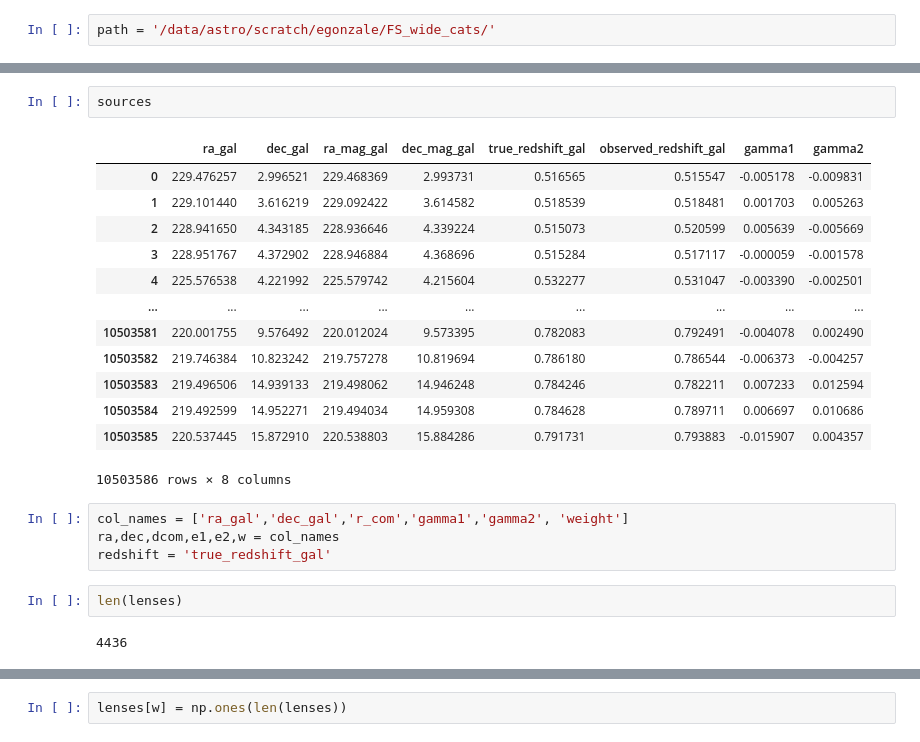
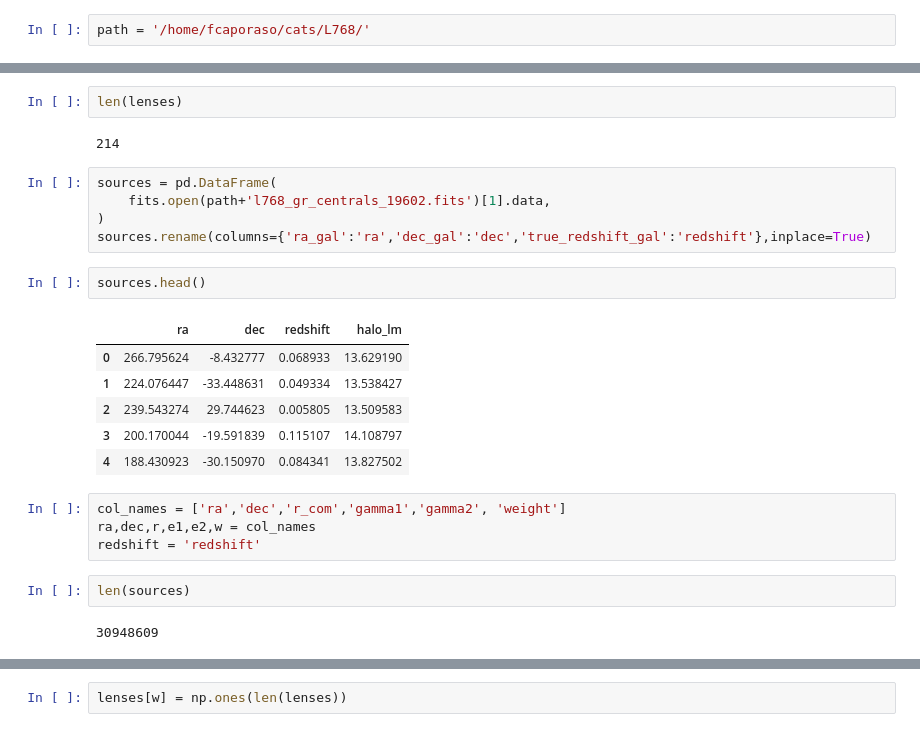
Before and after one commit to francaporaso/modified_gravity, a Jupyter notebook: density/lensing_eli.ipynb, the cells around one changed output, grey strips where cells are left out. Cells and saved outputs as stored; diff of their text form.

```diff
--- a/density/lensing_eli.ipynb
+++ b/density/lensing_eli.ipynb
@@ -20,2 +63,2 @@ cosmology = FlatLambdaCDM(H0=100.0, Om0=0.319, Ob0=0.049, Tcmb0=2.725)
 # %%
-path = '/data/astro/scratch/egonzale/FS_wide_cats/'
+path = '/home/fcaporaso/cats/L768/'
@@ -32,24 +76,26 @@ SELECT `ra_gal`, `dec_gal`, `ra_mag_gal`, `dec_mag_gal`, `true_redshift_gal`, `o
+# %%
+len(lenses)
+# %% [output]
+214
+# %%
+sources = pd.DataFrame(
+    fits.open(path+'l768_gr_centrals_19602.fits')[1].data,
+)
+sources.rename(columns={'ra_gal':'ra','dec_gal':'dec','true_redshift_gal':'redshift'},inplace=True)
 # %%
-sources
+sources.head()
 # %% [output]
-|  | ra_gal | dec_gal | ra_mag_gal | dec_mag_gal | true_redshift_gal | observed_redshift_gal | gamma1 | gamma2 |
-| 0 | 229.476257 | 2.996521 | 229.468369 | 2.993731 | 0.516565 | 0.515547 | -0.005178 | -0.009831 |
-| 1 | 229.101440 | 3.616219 | 229.092422 | 3.614582 | 0.518539 | 0.518481 | 0.001703 | 0.005263 |
-| 2 | 228.941650 | 4.343185 | 228.936646 | 4.339224 | 0.515073 | 0.520599 | 0.005639 | -0.005669 |
-| 3 | 228.951767 | 4.372902 | 228.946884 | 4.368696 | 0.515284 | 0.517117 | -0.000059 | -0.001578 |
-| 4 | 225.576538 | 4.221992 | 225.579742 | 4.215604 | 0.532277 | 0.531047 | -0.003390 | -0.002501 |
-| ... | ... | ... | ... | ... | ... | ... | ... | ... |
-| 10503581 | 220.001755 | 9.576492 | 220.012024 | 9.573395 | 0.782083 | 0.792491 | -0.004078 | 0.002490 |
-| 10503582 | 219.746384 | 10.823242 | 219.757278 | 10.819694 | 0.786180 | 0.786544 | -0.006373 | -0.004257 |
-| 10503583 | 219.496506 | 14.939133 | 219.498062 | 14.946248 | 0.784246 | 0.782211 | 0.007233 | 0.012594 |
-| 10503584 | 219.492599 | 14.952271 | 219.494034 | 14.959308 | 0.784628 | 0.789711 | 0.006697 | 0.010686 |
-| 10503585 | 220.537445 | 15.872910 | 220.538803 | 15.884286 | 0.791731 | 0.793883 | -0.015907 | 0.004357 |
+|  | ra | dec | redshift | halo_lm |
+| 0 | 266.795624 | -8.432777 | 0.068933 | 13.629190 |
+| 1 | 224.076447 | -33.448631 | 0.049334 | 13.538427 |
+| 2 | 239.543274 | 29.744623 | 0.005805 | 13.509583 |
+| 3 | 200.170044 | -19.591839 | 0.115107 | 14.108797 |
+| 4 | 188.430923 | -30.150970 | 0.084341 | 13.827502 |
-10503586 rows × 8 columns
 # %%
-col_names = ['ra_gal','dec_gal','r_com','gamma1','gamma2', 'weight']
-ra,dec,dcom,e1,e2,w = col_names
-redshift = 'true_redshift_gal'
+col_names = ['ra','dec','r_com','gamma1','gamma2', 'weight']
+ra,dec,r,e1,e2,w = col_names
+redshift = 'redshift'
 # %%
-len(lenses)
+len(sources)
 # %% [output]
-4436
+30948609
```
Also changed, not shown: parts of 32 cells of this notebook.
